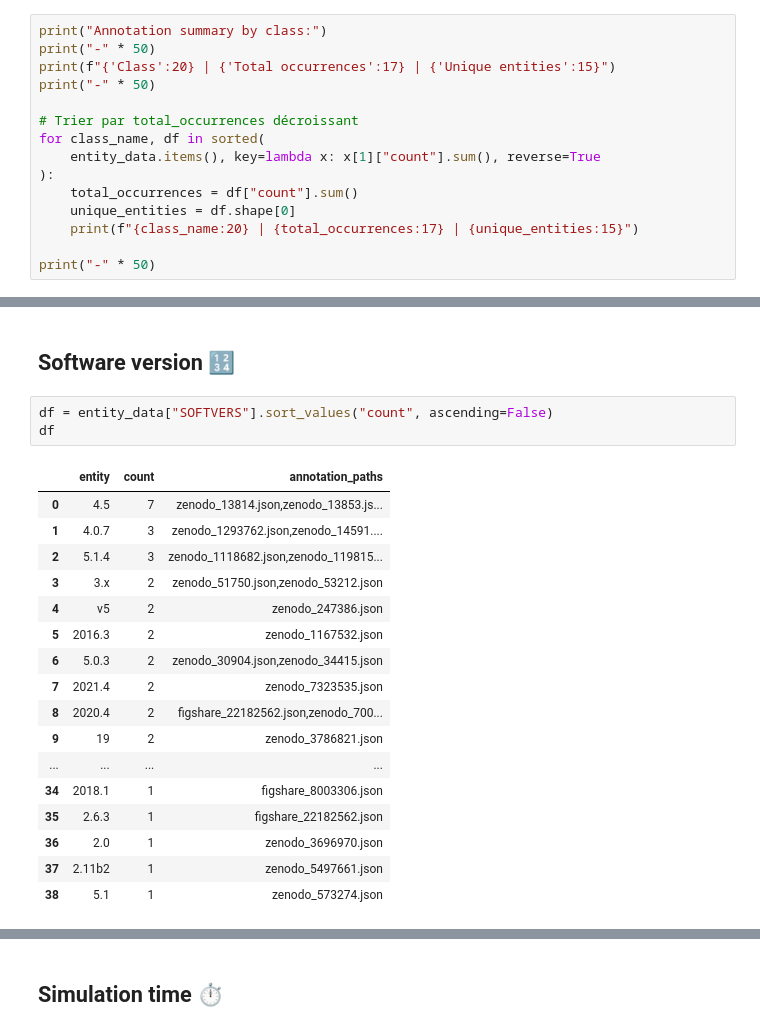
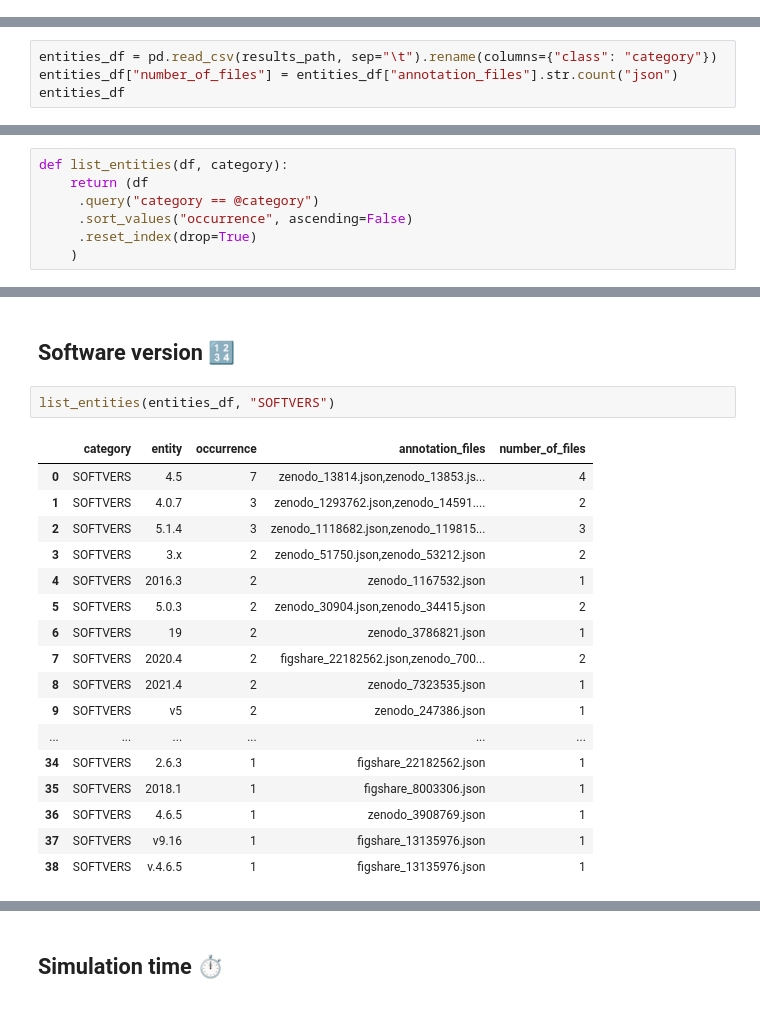
Before and after one commit to MDverse/mdner_llm, a Jupyter notebook: notebooks/review/qc_entity_inventory_explorer.ipynb, the cells around one changed output, grey strips where cells are left out. Cells and saved outputs as stored; diff of their text form.

```diff
--- a/notebooks/review/qc_entity_inventory_explorer.ipynb
+++ b/notebooks/review/qc_entity_inventory_explorer.ipynb
@@ -57,15 +49,0 @@ entity_data = process_qc_entity_inventory(annotations_path, results_path)
-# %%
-print("Annotation summary by class:")
-print("-" * 50)
-print(f"{'Class':20} | {'Total occurrences':17} | {'Unique entities':15}")
-print("-" * 50)
-
-# Trier par total_occurrences décroissant
-for class_name, df in sorted(
-    entity_data.items(), key=lambda x: x[1]["count"].sum(), reverse=True
-):
-    total_occurrences = df["count"].sum()
-    unique_entities = df.shape[0]
-    print(f"{class_name:20} | {total_occurrences:17} | {unique_entities:15}")
-
-print("-" * 50)
@@ -85,0 +50,4 @@ SOFTVERS             |                57 |              39
+# %%
+entities_df = pd.read_csv(results_path, sep="\t").rename(columns={"class": "category"})
+entities_df["number_of_files"] = entities_df["annotation_files"].str.count("json")
+entities_df
@@ -86,3 +89,10 @@ SOFTVERS             |                57 |              39
+# %%
+def list_entities(df, category):
+    return (df
+     .query("category == @category")
+     .sort_values("occurrence", ascending=False)
+     .reset_index(drop=True)
+    )
 # %% [markdown]
 ## Molecules 🧬
 # %%
@@ -223,23 +154,22 @@ Rare software names (count = 1): 22 / 38 total entities
 # %% [markdown]
 ## Software version 🔢
 # %%
-df = entity_data["SOFTVERS"].sort_values("count", ascending=False)
-df
+list_entities(entities_df, "SOFTVERS")
 # %% [output]
-|  | entity | count | annotation_paths |
-| 0 | 4.5 | 7 | zenodo_13814.json,zenodo_13853.js... |
-| 1 | 4.0.7 | 3 | zenodo_1293762.json,zenodo_14591.... |
-| 2 | 5.1.4 | 3 | zenodo_1118682.json,zenodo_119815... |
-| 3 | 3.x | 2 | zenodo_51750.json,zenodo_53212.json |
-| 4 | v5 | 2 | zenodo_247386.json |
-| 5 | 2016.3 | 2 | zenodo_1167532.json |
-| 6 | 5.0.3 | 2 | zenodo_30904.json,zenodo_34415.json |
-| 7 | 2021.4 | 2 | zenodo_7323535.json |
-| 8 | 2020.4 | 2 | figshare_22182562.json,zenodo_700... |
-| 9 | 19 | 2 | zenodo_3786821.json |
-| ... | ... | ... | ... |
-| 34 | 2018.1 | 1 | figshare_8003306.json |
-| 35 | 2.6.3 | 1 | figshare_22182562.json |
-| 36 | 2.0 | 1 | zenodo_3696970.json |
-| 37 | 2.11b2 | 1 | zenodo_5497661.json |
-| 38 | 5.1 | 1 | zenodo_573274.json |
+|  | category | entity | occurrence | annotation_files | number_of_files |
+| 0 | SOFTVERS | 4.5 | 7 | zenodo_13814.json,zenodo_13853.js... | 4 |
+| 1 | SOFTVERS | 4.0.7 | 3 | zenodo_1293762.json,zenodo_14591.... | 2 |
+| 2 | SOFTVERS | 5.1.4 | 3 | zenodo_1118682.json,zenodo_119815... | 3 |
+| 3 | SOFTVERS | 3.x | 2 | zenodo_51750.json,zenodo_53212.json | 2 |
+| 4 | SOFTVERS | 2016.3 | 2 | zenodo_1167532.json | 1 |
+| 5 | SOFTVERS | 5.0.3 | 2 | zenodo_30904.json,zenodo_34415.json | 2 |
+| 6 | SOFTVERS | 19 | 2 | zenodo_3786821.json | 1 |
+| 7 | SOFTVERS | 2020.4 | 2 | figshare_22182562.json,zenodo_700... | 2 |
+| 8 | SOFTVERS | 2021.4 | 2 | zenodo_7323535.json | 1 |
+| 9 | SOFTVERS | v5 | 2 | zenodo_247386.json | 1 |
+| ... | ... | ... | ... | ... | ... |
+| 34 | SOFTVERS | 2.6.3 | 1 | figshare_22182562.json | 1 |
+| 35 | SOFTVERS | 2018.1 | 1 | figshare_8003306.json | 1 |
+| 36 | SOFTVERS | 4.6.5 | 1 | zenodo_3908769.json | 1 |
+| 37 | SOFTVERS | v9.16 | 1 | figshare_13135976.json | 1 |
+| 38 | SOFTVERS | v.4.6.5 | 1 | figshare_13135976.json | 1 |
```
Also changed, not shown: parts of 19 cells of this notebook, 1 other file.
